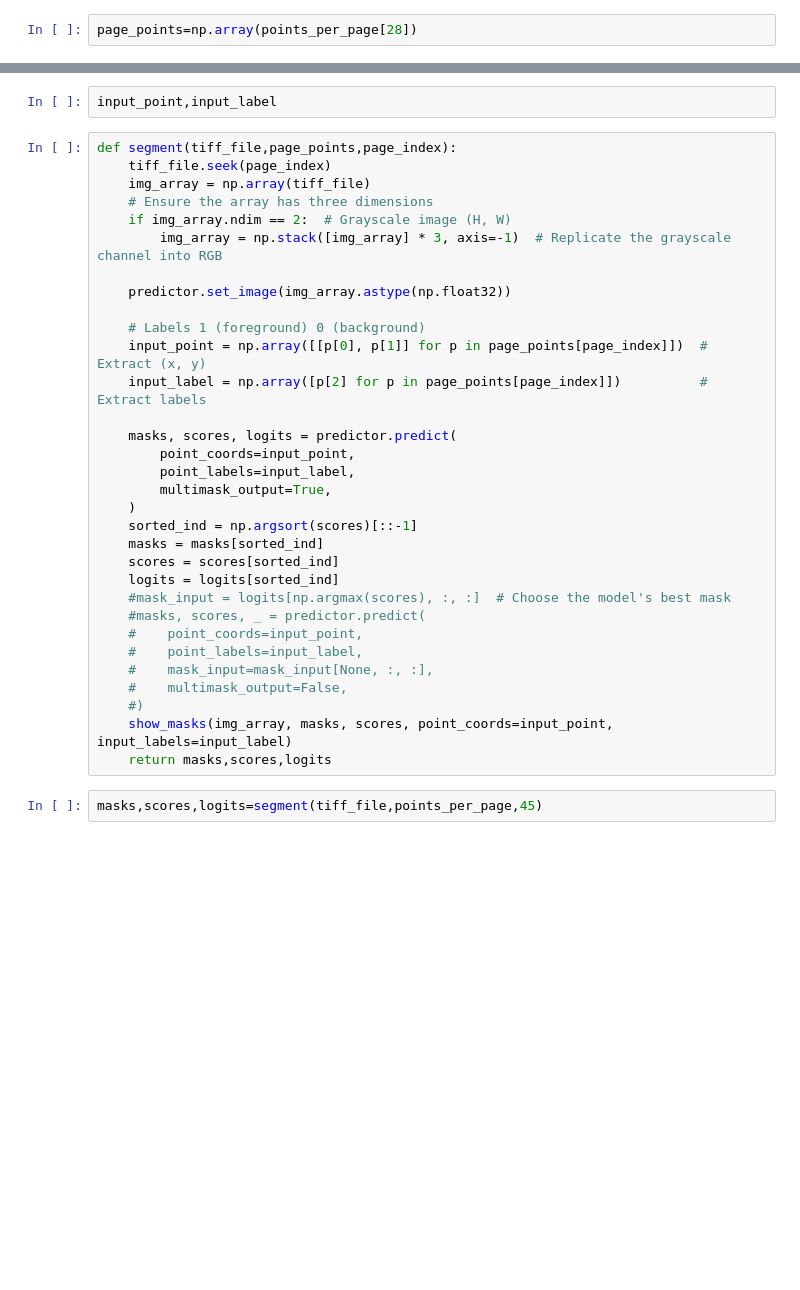
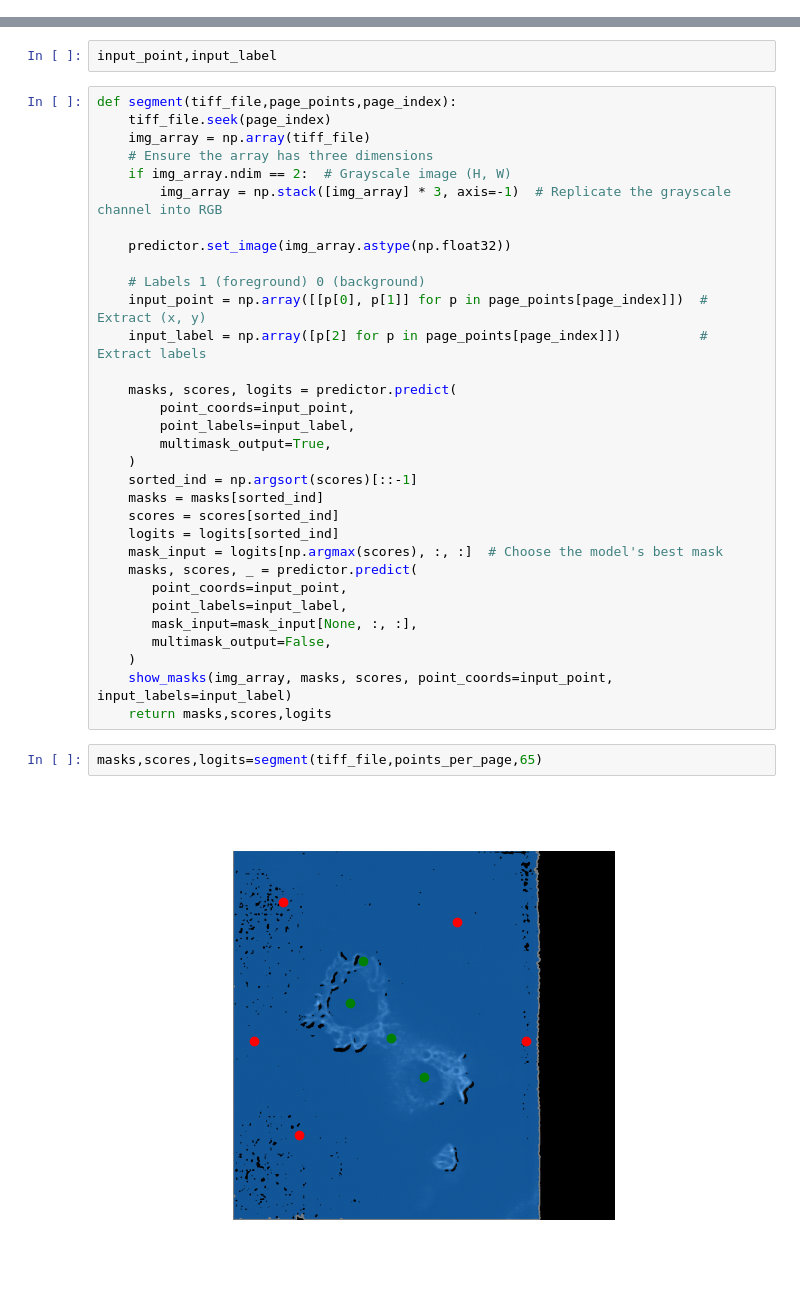
Before and after one commit to bscott711/SAM_notebooks, a Jupyter notebook: Interactive_Point_Selection.ipynb, the cells around one changed output, grey strips where cells are left out. Saved outputs shown, nothing was run; the diff lists cells and outputs as text; blank space fills up the shorter version.

```diff
--- a/Interactive_Point_Selection.ipynb
+++ b/Interactive_Point_Selection.ipynb
@@ -317,2 +323,0 @@ masks[0].get('area')
-# %%
-page_points=np.array(points_per_page[28])
@@ -346,14 +349,16 @@ def segment(tiff_file,page_points,page_index):
     masks = masks[sorted_ind]
     scores = scores[sorted_ind]
     logits = logits[sorted_ind]
-    #mask_input = logits[np.argmax(scores), :, :]  # Choose the model's best mask
-    #masks, scores, _ = predictor.predict(
-    #    point_coords=input_point,
-    #    point_labels=input_label,
-    #    mask_input=mask_input[None, :, :],
-    #    multimask_output=False,
-    #)
+    mask_input = logits[np.argmax(scores), :, :]  # Choose the model's best mask
+    masks, scores, _ = predictor.predict(
+       point_coords=input_point,
+       point_labels=input_label,
+       mask_input=mask_input[None, :, :],
+       multimask_output=False,
+    )
     show_masks(img_array, masks, scores, point_coords=input_point, input_labels=input_label)
     return masks,scores,logits
 # %%
-masks,scores,logits=segment(tiff_file,points_per_page,45)
+masks,scores,logits=segment(tiff_file,points_per_page,65)
+# %% [output]
+[figure, added]
```
Also changed, not shown: parts of 5 cells of this notebook.
